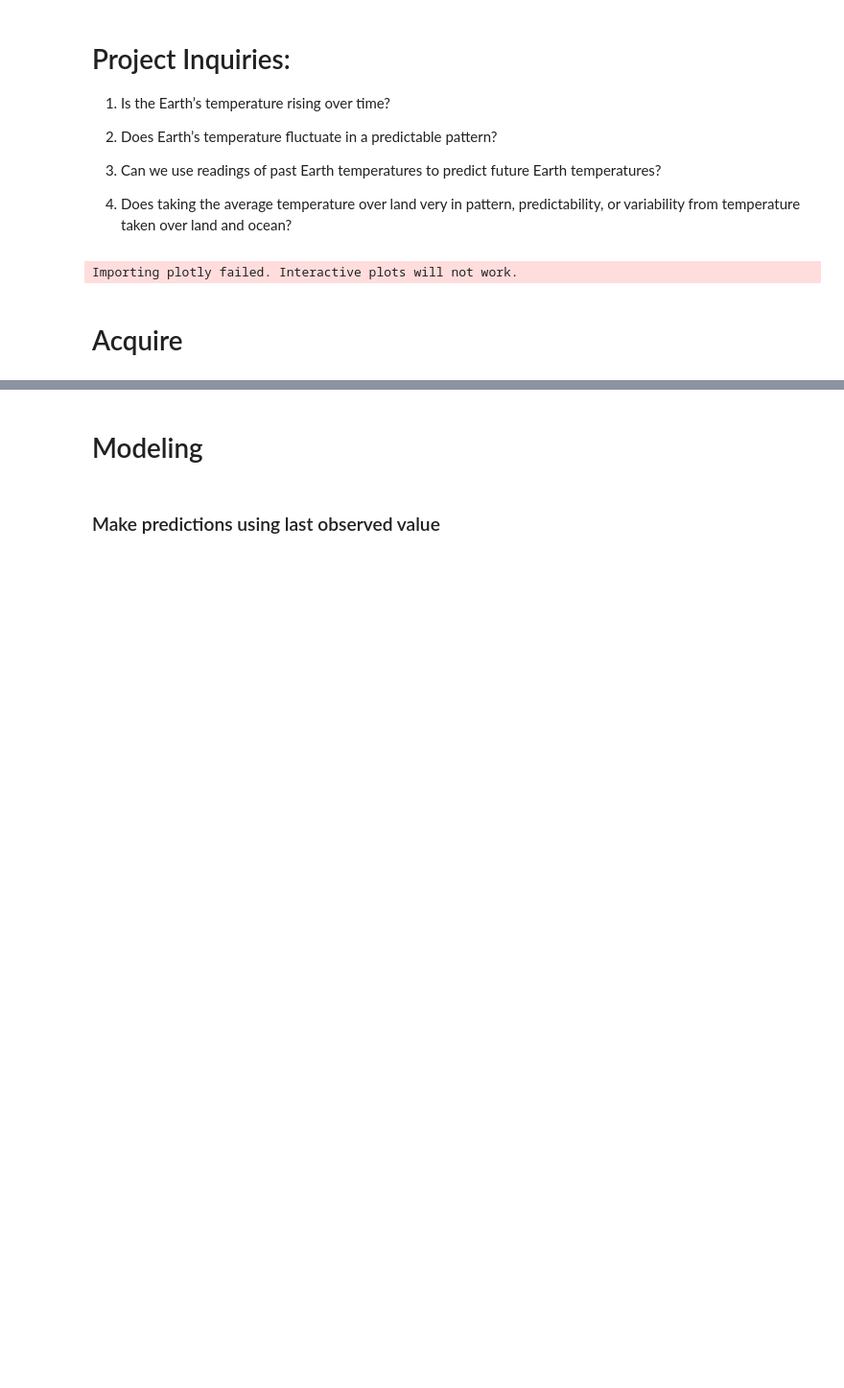
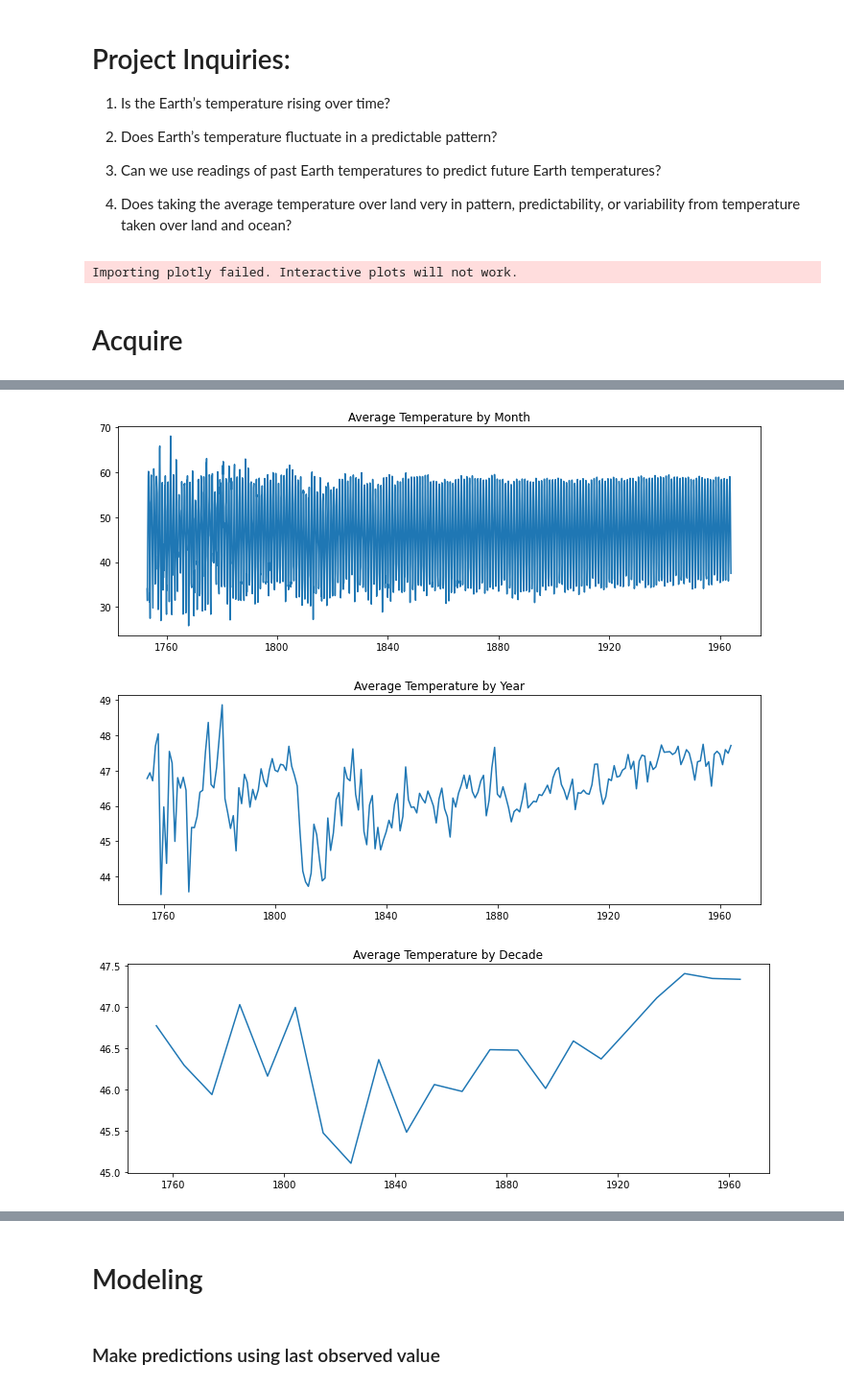
Before and after one commit to Johndsalas/earths_temperature_time_series, a Jupyter notebook: main_notebook.ipynb, the cells around one changed output, grey strips where cells are left out. Shown at 96% size. Cells and saved outputs as stored; diff of their text form; code cells hidden in the pictures; blank space fills up the shorter version.

```diff
--- a/main_notebook.ipynb
+++ b/main_notebook.ipynb
@@ -52,3 +58,3 @@ df.head()
 # %%
-df_land, df_ocean = wrangle.pre_split_prep()
+df_land, df_ocean = wrangle.pre_split_prep(df)
 # %% [markdown]
@@ -78,0 +142,6 @@ train_land.describe()
+# %%
+explore.plot_land_exploration(train_land)
+# %% [output]
+[figure, added]
+[figure, added]
+[figure, added]
```
Also changed, not shown: parts of 35 cells of this notebook, 3 other files.
